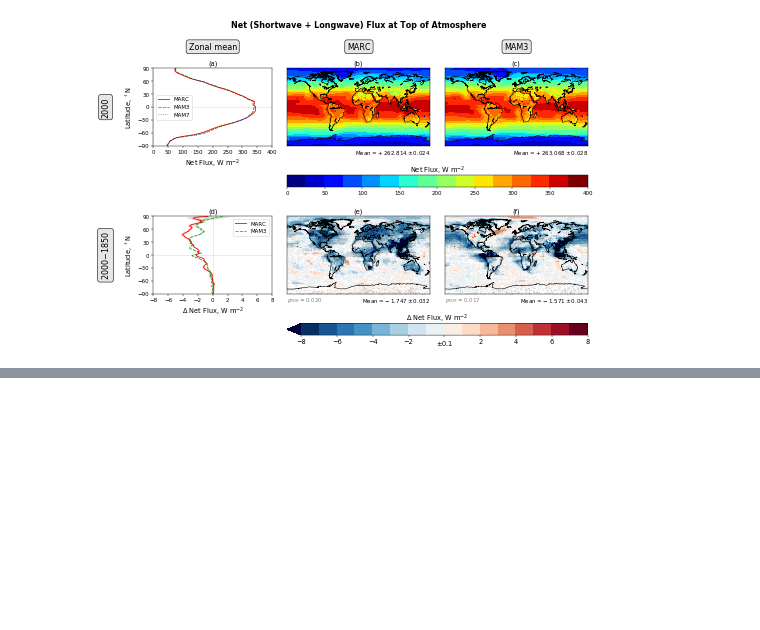
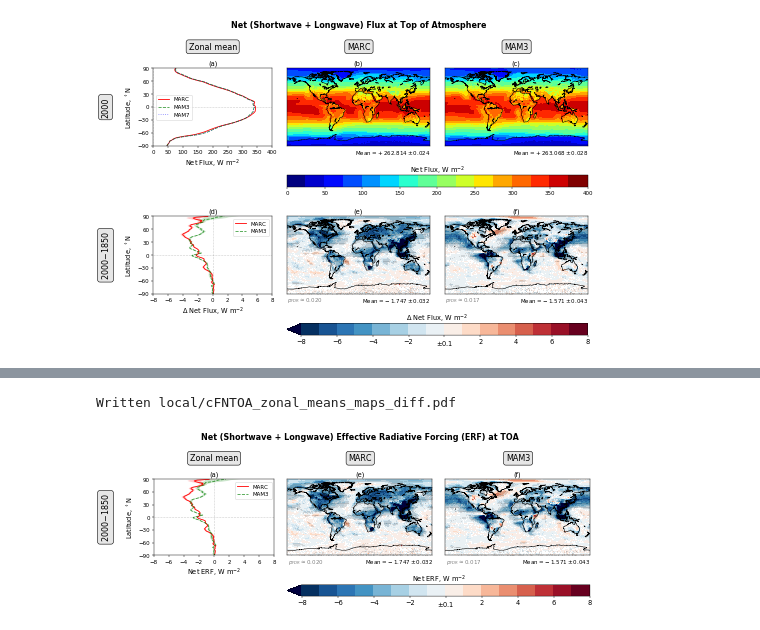
Before and after one commit to grandey/p17c-marc-comparison, a Jupyter notebook: analysis_prelim/analysis_prelim_p17c.ipynb, the cells around one changed output, grey strips where cells are left out. Saved outputs shown, nothing was run; the diff lists cells and outputs as text; code cells hidden in the pictures; blank space fills up the shorter version.

```diff
--- a/analysis_prelim/analysis_prelim_p17c.ipynb
+++ b/analysis_prelim/analysis_prelim_p17c.ipynb
@@ -1327,0 +1431,10 @@ Written local/cFNTOA_zonal_means_maps_2000_diff.pdf
+# %%
+# Effective radiative forcing
+fig = zonal_means_maps_diff(model_var_dict={'marc': 'cFNTOA', 'mam3': 'cFNTOA'},
+                            main_title='Net (Shortwave + Longwave) Effective Radiative Forcing (ERF) at TOA',
+                            xlabel='Net ERF, W m$^{-2}$',
+                            xlim=[-8, 8], whiteout='0.1', cmap='RdBu_r', nlev=16,
+                            file_prefix='cFNTOA_zonal_means_maps_diff')
+# %% [output]
+Written local/cFNTOA_zonal_means_maps_diff.pdf
+[figure, added]
```
Also changed, not shown: parts of 4 cells of this notebook, 1 other file.
